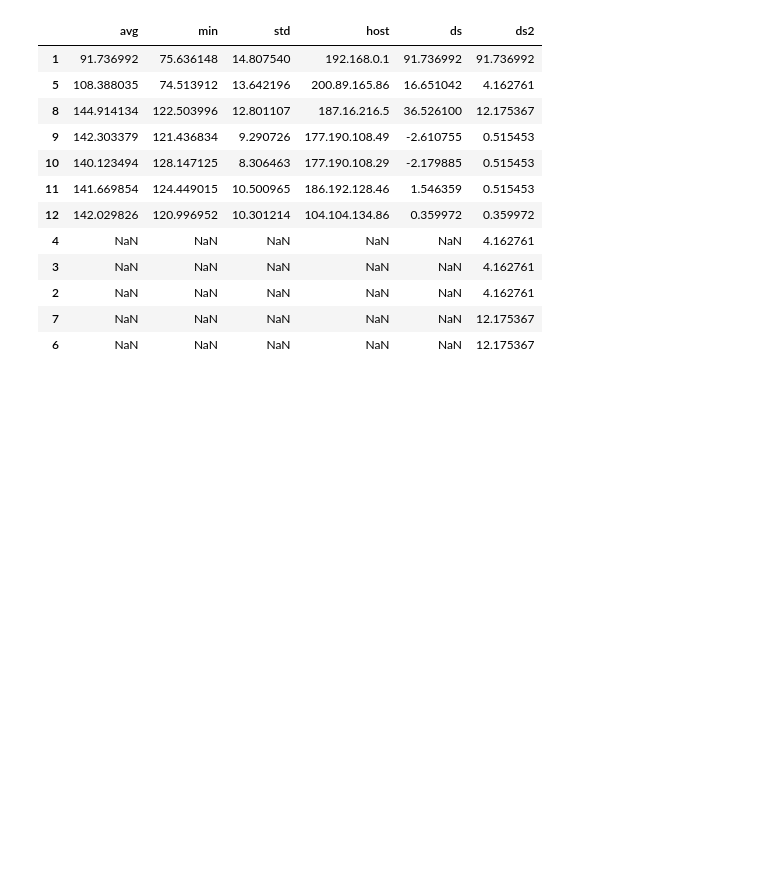
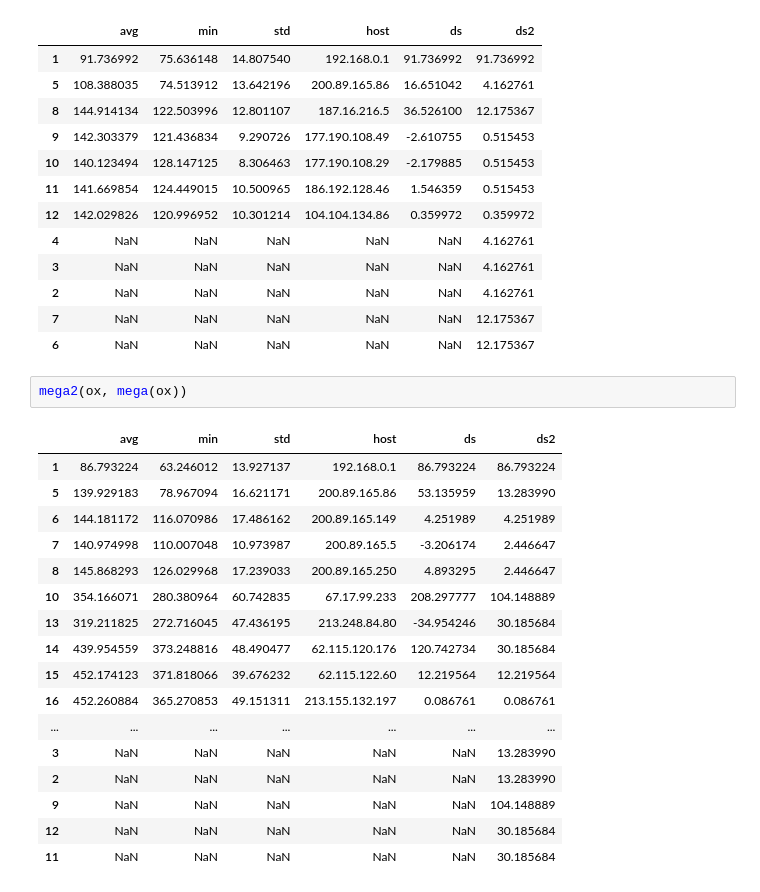
Before and after one commit to manumena/tdc-tp2, a Jupyter notebook: scripts/Untitled.ipynb, the cells around one changed output. Saved outputs shown, nothing was run; the diff lists cells and outputs as text; blank space fills up the shorter version.

```diff
--- a/scripts/Untitled.ipynb
+++ b/scripts/Untitled.ipynb
@@ -150,3 +151,23 @@ mega2(mitv2, mega(mitv2))
 | 2 | NaN | NaN | NaN | NaN | NaN | 4.162761 |
 | 7 | NaN | NaN | NaN | NaN | NaN | 12.175367 |
 | 6 | NaN | NaN | NaN | NaN | NaN | 12.175367 |
+# %%
+mega2(ox, mega(ox))
+# %% [output]
+|  | avg | min | std | host | ds | ds2 |
+| 1 | 86.793224 | 63.246012 | 13.927137 | 192.168.0.1 | 86.793224 | 86.793224 |
+| 5 | 139.929183 | 78.967094 | 16.621171 | 200.89.165.86 | 53.135959 | 13.283990 |
+| 6 | 144.181172 | 116.070986 | 17.486162 | 200.89.165.149 | 4.251989 | 4.251989 |
+| 7 | 140.974998 | 110.007048 | 10.973987 | 200.89.165.5 | -3.206174 | 2.446647 |
+| 8 | 145.868293 | 126.029968 | 17.239033 | 200.89.165.250 | 4.893295 | 2.446647 |
+| 10 | 354.166071 | 280.380964 | 60.742835 | 67.17.99.233 | 208.297777 | 104.148889 |
+| 13 | 319.211825 | 272.716045 | 47.436195 | 213.248.84.80 | -34.954246 | 30.185684 |
+| 14 | 439.954559 | 373.248816 | 48.490477 | 62.115.120.176 | 120.742734 | 30.185684 |
+| 15 | 452.174123 | 371.818066 | 39.676232 | 62.115.122.60 | 12.219564 | 12.219564 |
+| 16 | 452.260884 | 365.270853 | 49.151311 | 213.155.132.197 | 0.086761 | 0.086761 |
+| ... | ... | ... | ... | ... | ... | ... |
+| 3 | NaN | NaN | NaN | NaN | NaN | 13.283990 |
+| 2 | NaN | NaN | NaN | NaN | NaN | 13.283990 |
+| 9 | NaN | NaN | NaN | NaN | NaN | 104.148889 |
+| 12 | NaN | NaN | NaN | NaN | NaN | 30.185684 |
+| 11 | NaN | NaN | NaN | NaN | NaN | 30.185684 |
```
Also changed, not shown: parts of 1 cell of this notebook, 1 other file.
